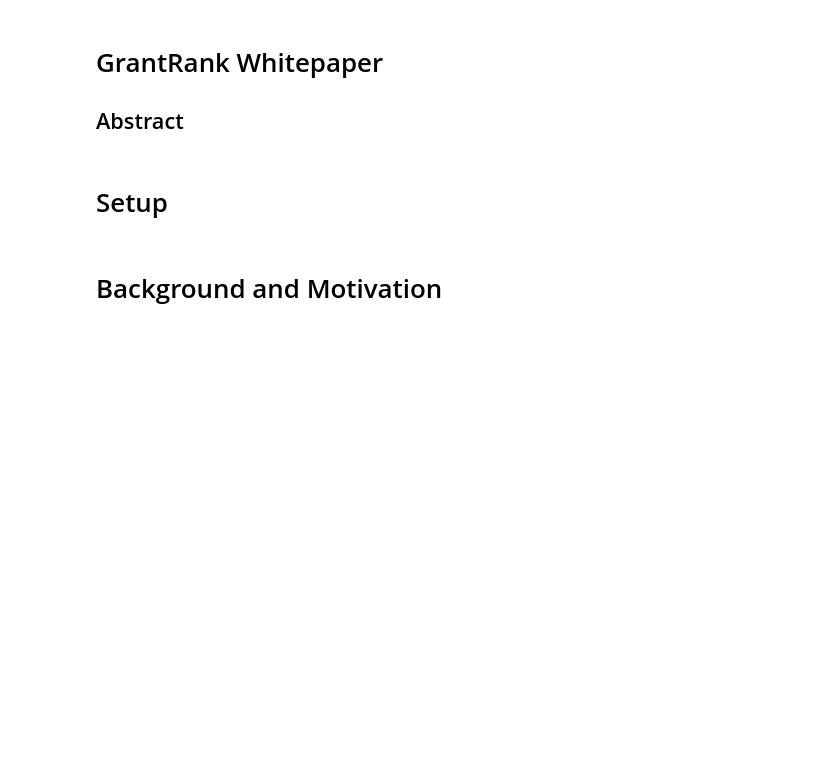
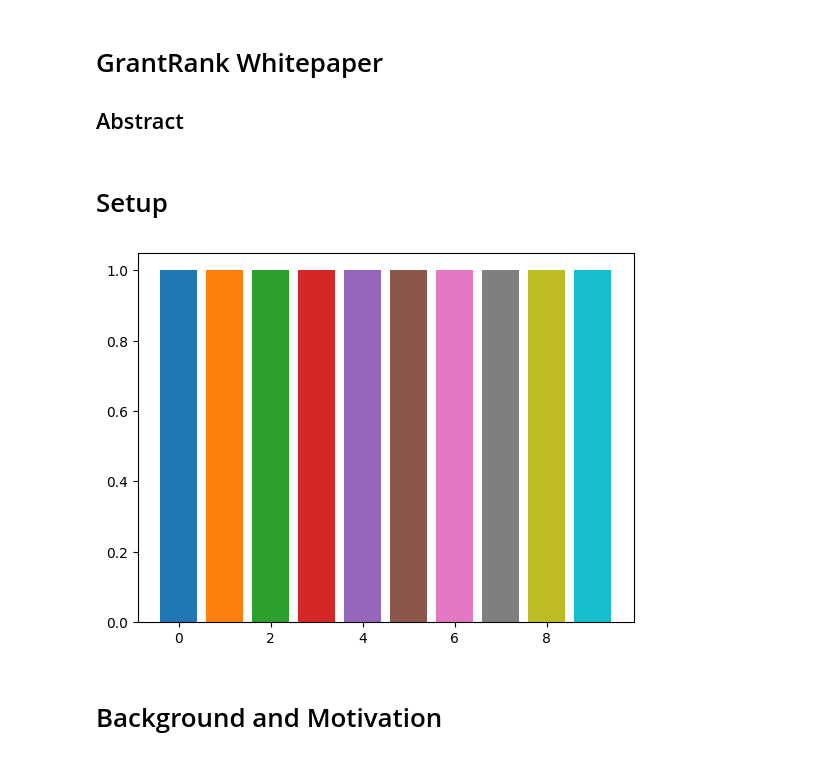
Before and after one commit to harryjkp/grantrank, a Jupyter notebook: notebooks/grantrank-explainer.ipynb, the cells around one changed output. Saved outputs shown, nothing was run; the diff lists cells and outputs as text; code cells hidden in the pictures; blank space fills up the shorter version.

```diff
--- a/notebooks/grantrank-explainer.ipynb
+++ b/notebooks/grantrank-explainer.ipynb
@@ -72,6 +79,12 @@ def visualize_network_pagerank(path, personalized=True):
 
     plt.legend(handles=patches)
     plt.show()
+# %%
+# Display the colourmap
+for i in range(10):
+    plt.bar(i, 1, color=cmap(i))
+# %% [output]
+[figure, added]
 # %% [markdown]
 # Background and Motivation
 # %% [markdown]
```
Also changed, not shown: parts of 7 cells of this notebook.
